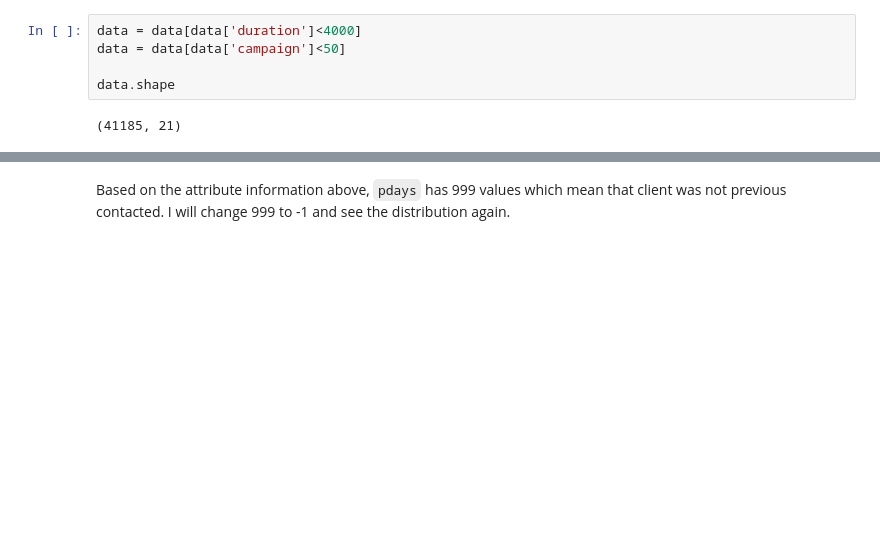
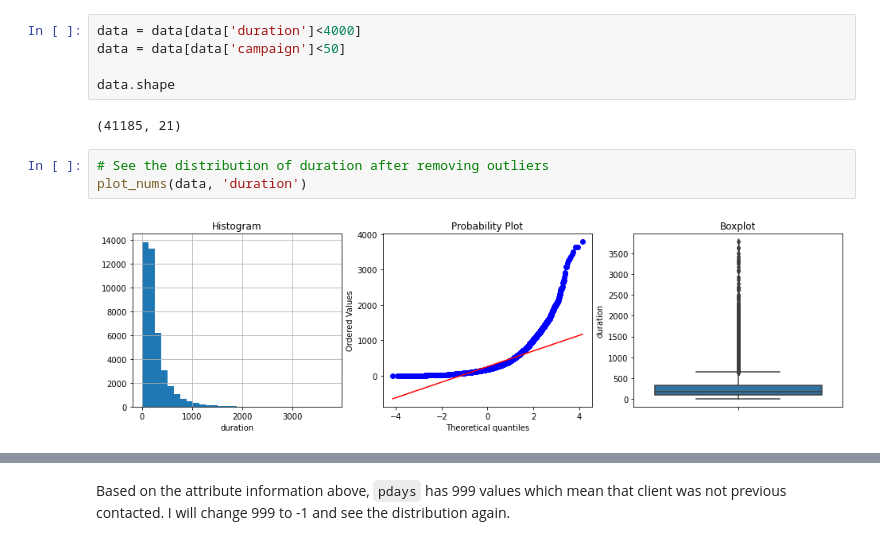
Before and after one commit to zoeyejiseoung/BankMarketing, a Jupyter notebook: Bank_Marketing_EDA.ipynb, the cells around one changed output, grey strips where cells are left out. Cells and saved outputs as stored; diff of their text form; blank space fills up the shorter version.

Commit message:
add visualization on EDA notebook

```diff
--- a/Bank_Marketing_EDA.ipynb
+++ b/Bank_Marketing_EDA.ipynb
@@ -250,3 +256,8 @@ data = data[data['campaign']<50]
 data.shape
 # %% [output]
 (41185, 21)
+# %%
+# See the distribution of duration after removing outliers
+plot_nums(data, 'duration')
+# %% [output]
+[figure, added]
```
Also changed, not shown: parts of 38 cells of this notebook.
